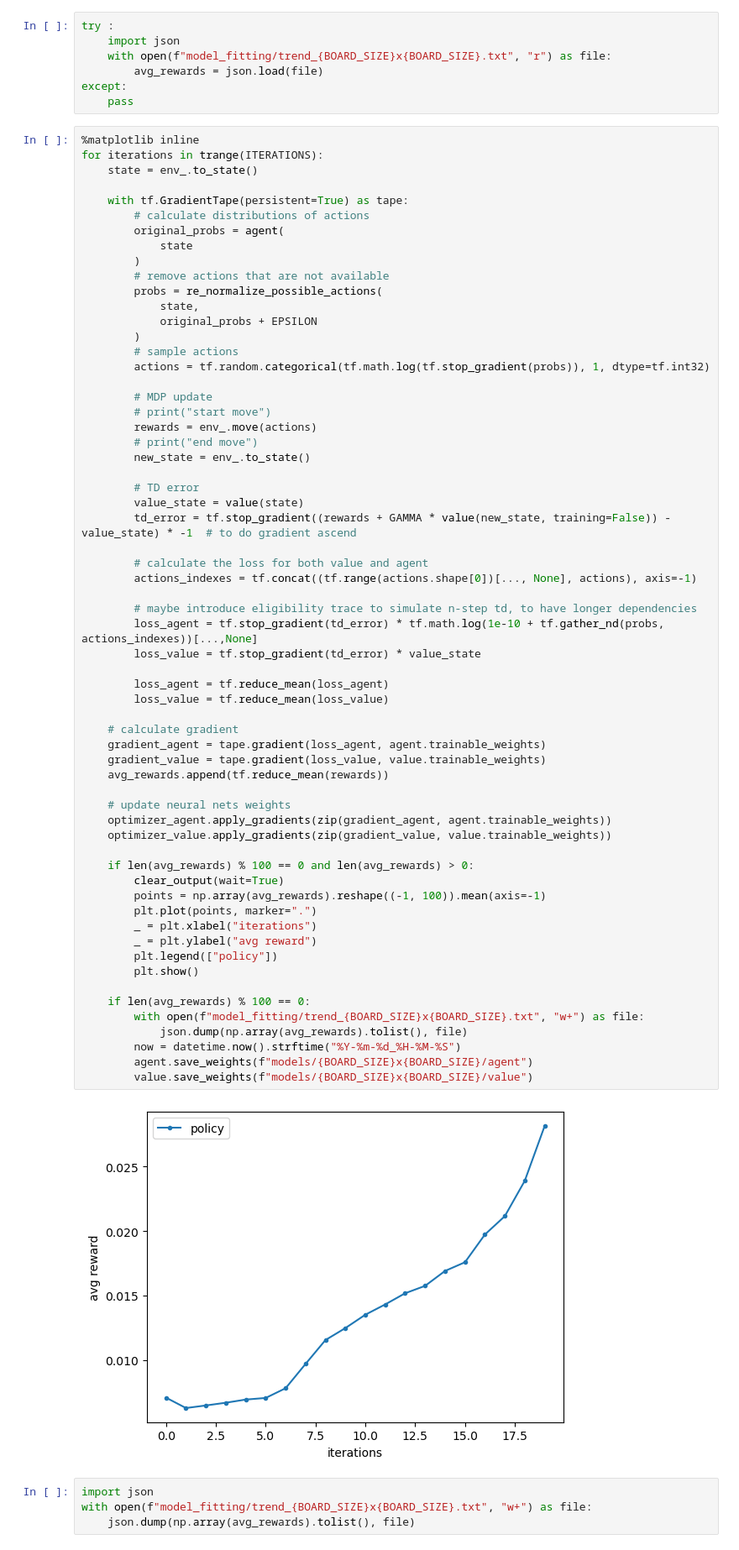
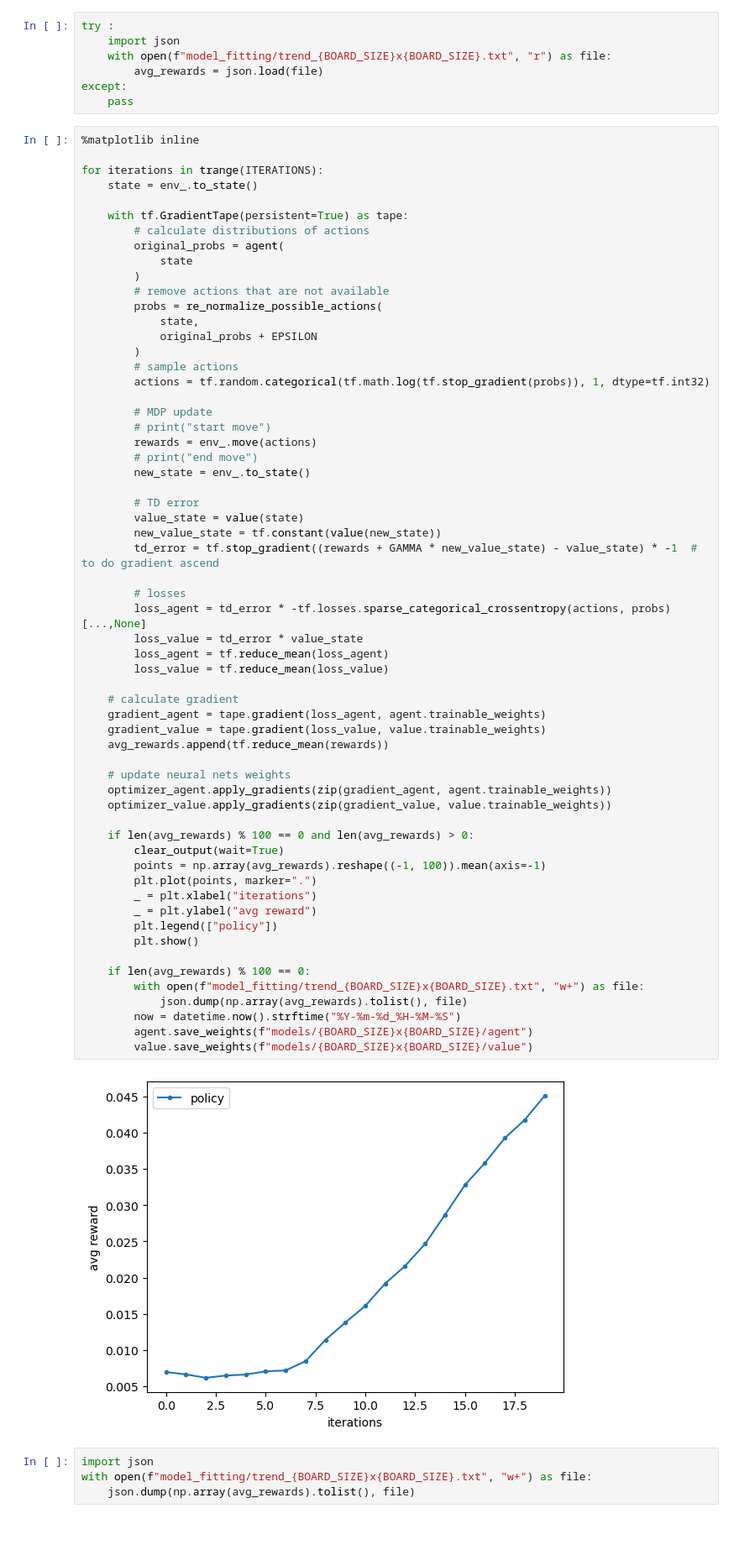
Before and after one commit to AlbertoSinigaglia/snake-reinforcement-learning, a Jupyter notebook: original/snake.ipynb, the cells around one changed output. Shown at 84% size. Saved outputs shown, nothing was run; the diff lists cells and outputs as text.

```diff
--- a/original/snake.ipynb
+++ b/original/snake.ipynb
@@ -121,6 +121,7 @@ except:
     pass
 # %%
 %matplotlib inline
+
 for iterations in trange(ITERATIONS):
     state = env_.to_state()
 
@@ -145,44 +146,41 @@ for iterations in trange(ITERATIONS):
 
         # TD error
         value_state = value(state)
-        td_error = tf.stop_gradient((rewards + GAMMA * value(new_state, training=False)) - value_state) * -1  # to do gradient ascend
+        new_value_state = tf.constant(value(new_state))
+        td_error = tf.stop_gradient((rewards + GAMMA * new_value_state) - value_state) * -1  # to do gradient ascend
 
-        # calculate the loss for both value and agent
-        actions_indexes = tf.concat((tf.range(actions.shape[0])[..., None], actions), axis=-1)
-
-        # maybe introduce eligibility trace to simulate n-step td, to have longer dependencies
-        loss_agent = tf.stop_gradient(td_error) * tf.math.log(1e-10 + tf.gather_nd(probs, actions_indexes))[...,None]
-        loss_value = tf.stop_gradient(td_error) * value_state
-
+        # losses
+        loss_agent = td_error * -tf.losses.sparse_categorical_crossentropy(actions, probs)[...,None]
+        loss_value = td_error * value_state
         loss_agent = tf.reduce_mean(loss_agent)
         loss_value = tf.reduce_mean(loss_value)
 
     # calculate gradient
     gradient_agent = tape.gradient(loss_agent, agent.trainable_weights)
     gradient_value = tape.gradient(loss_value, value.trainable_weights)
     avg_rewards.append(tf.reduce_mean(rewards))
 
     # update neural nets weights
     optimizer_agent.apply_gradients(zip(gradient_agent, agent.trainable_weights))
     optimizer_value.apply_gradients(zip(gradient_value, value.trainable_weights))
 
     if len(avg_rewards) % 100 == 0 and len(avg_rewards) > 0:
         clear_output(wait=True)
         points = np.array(avg_rewards).reshape((-1, 100)).mean(axis=-1)
         plt.plot(points, marker=".")
         _ = plt.xlabel("iterations")
         _ = plt.ylabel("avg reward")
         plt.legend(["policy"])
         plt.show()
 
     if len(avg_rewards) % 100 == 0:
         with open(f"model_fitting/trend_{BOARD_SIZE}x{BOARD_SIZE}.txt", "w+") as file:
             json.dump(np.array(avg_rewards).tolist(), file)
         now = datetime.now().strftime("%Y-%m-%d_%H-%M-%S")
         agent.save_weights(f"models/{BOARD_SIZE}x{BOARD_SIZE}/agent")
         value.save_weights(f"models/{BOARD_SIZE}x{BOARD_SIZE}/value")
 # %% [output]
-[figure, old version]
+[figure, new version]
 # %%
 import json
 with open(f"model_fitting/trend_{BOARD_SIZE}x{BOARD_SIZE}.txt", "w+") as file:
```
Also changed, not shown: parts of 1 cell of this notebook, 11 other files.
